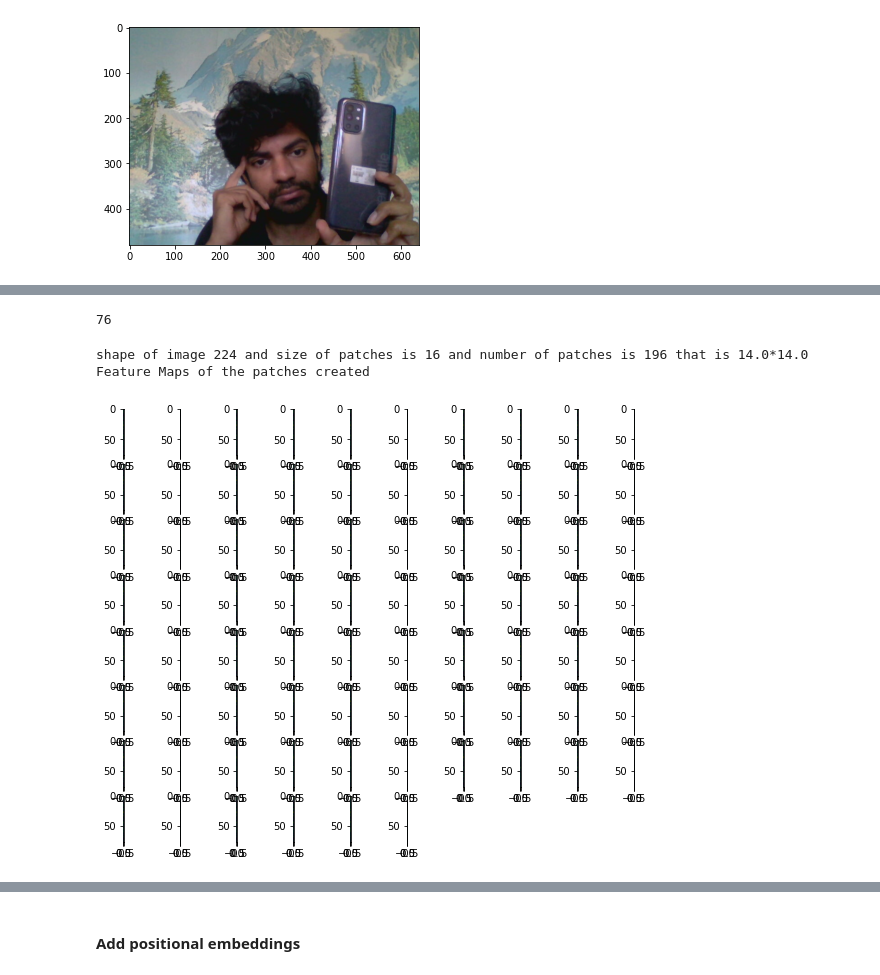
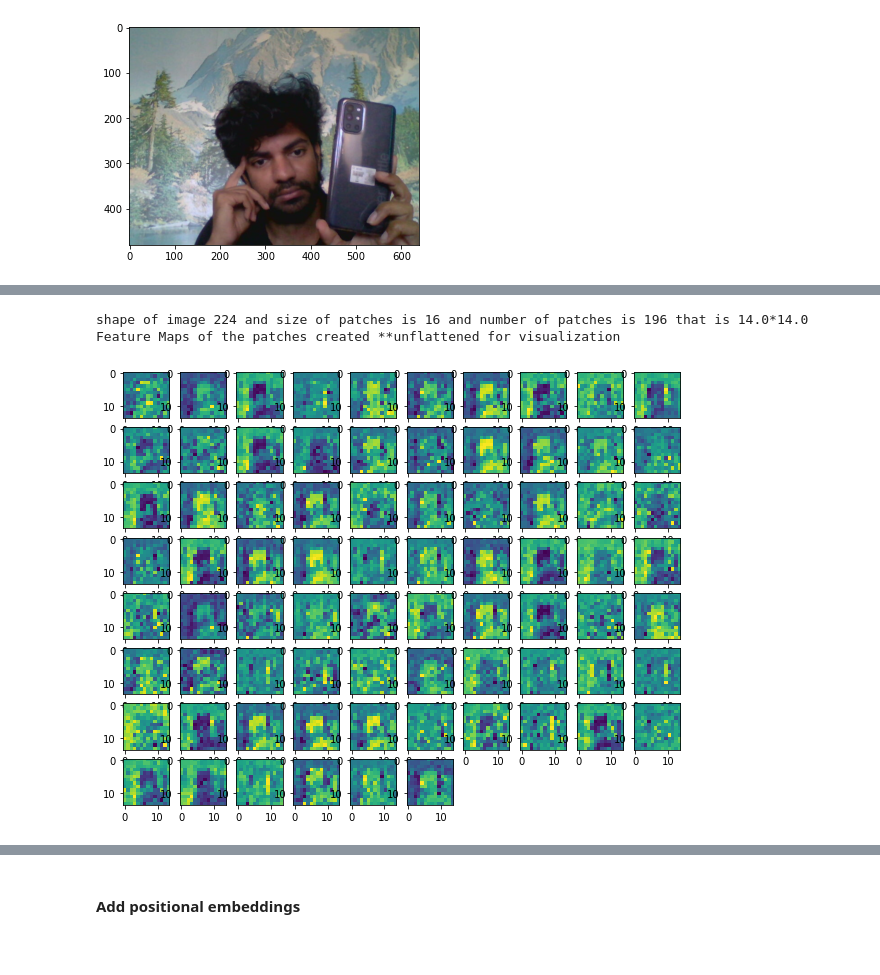
Before and after one commit to reubenwenisch/DETR, a Jupyter notebook: ViT.ipynb, the cells around one changed output, grey strips where cells are left out. Saved outputs shown, nothing was run; the diff lists cells and outputs as text; code cells hidden in the pictures; blank space fills up the shorter version.

```diff
--- a/ViT.ipynb
+++ b/ViT.ipynb
@@ -44,20 +41,14 @@ patches = patch(img_resize.unsqueeze(0))
-# %%
-the_array.shape[1]
-# %% [output]
-76
 # %%
 print(f"shape of image {patch.img_size} and size of patches is {patch.patch_size} and number of patches is {patch.n_patches} that is {patch.n_patches**0.5}*{patch.n_patches**0.5}")
-print("Feature Maps of the patches created")
+print("Feature Maps of the patches created **unflattened for visualization")
 plt.figure(figsize=(10,10)) # specifying the overall grid size
-the_array = patches.squeeze().detach().numpy()
-if len(the_array.shape) == 2: # if flattened -> ideal non-demo code
-    the_array = patches.squeeze().detach().unsqueeze(dim=2).numpy()
+the_array = patches.permute(2,1,0).detach().numpy()
 for i in range(embed_dim):
-    arr = the_array[i].reshape(patch.n_patches**0.5, patch.n_patches**0.5, the_array.shape[1], the_array.shape[2])
+    arr = the_array[i].reshape(int(patch.n_patches**0.5), int(patch.n_patches**0.5),1)
     plt.subplot(10,10,i+1)    # the number of images in the grid is 5*5 (25)
     plt.imshow(arr)
 plt.show()
 # %% [output]
 shape of image 224 and size of patches is 16 and number of patches is 196 that is 14.0*14.0
-Feature Maps of the patches created
+Feature Maps of the patches created **unflattened for visualization
-[figure, old version]
+[figure, new version]
```
Also changed, not shown: parts of 3 cells of this notebook, 1 other file.
